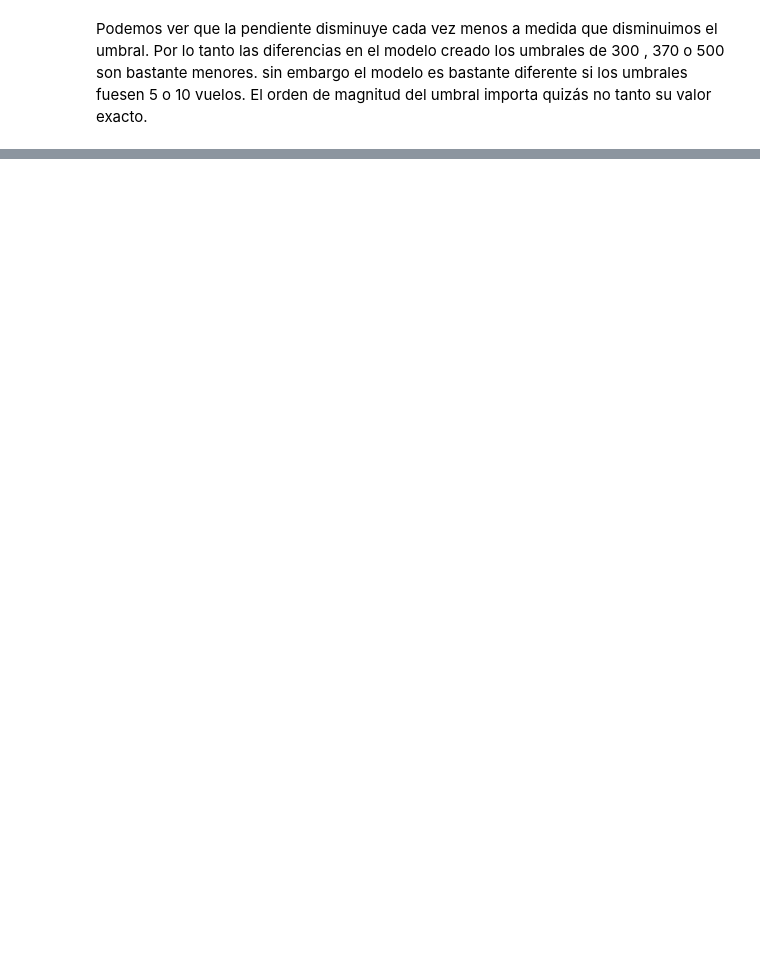
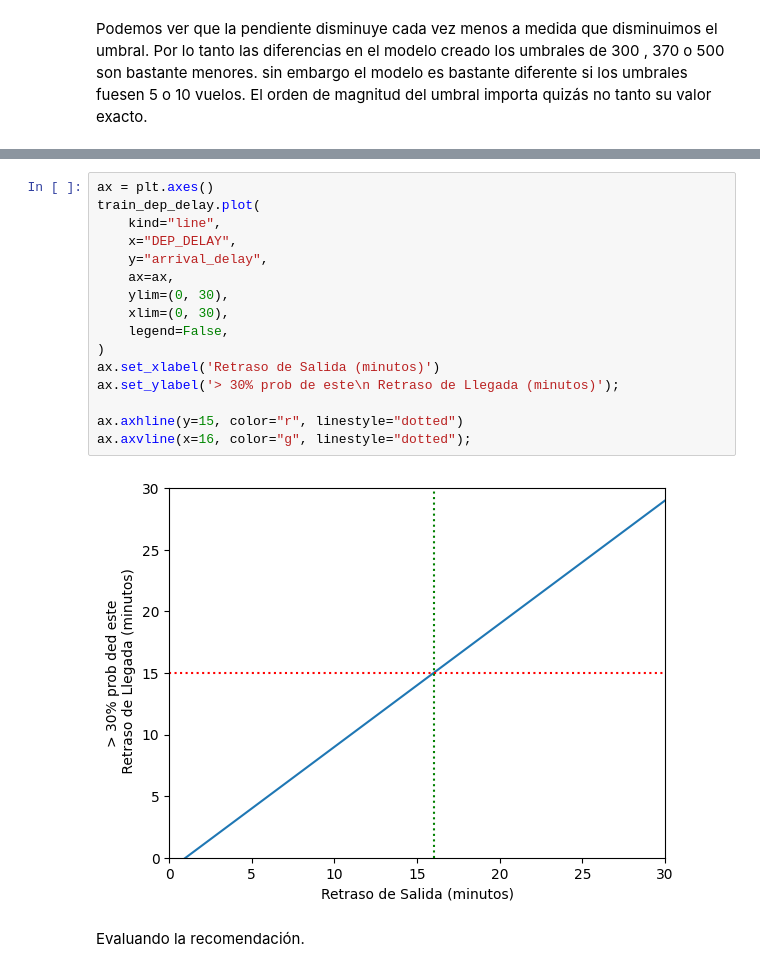
Before and after one commit to InspiredcL/data-science-on-gcp, a Jupyter notebook: 05_bqnotebook/exploration.ipynb, the cells around one changed output, grey strips where cells are left out. Saved outputs shown, nothing was run; the diff lists cells and outputs as text; blank space fills up the shorter version.

```diff
--- a/05_bqnotebook/exploration.ipynb
+++ b/05_bqnotebook/exploration.ipynb
@@ -531,0 +635,20 @@ Copyright 2021 Google Inc. Licensed under the Apache License, Version 2.0 (the "
+# %%
+ax = plt.axes()
+train_dep_delay.plot(
+    kind="line",
+    x="DEP_DELAY",
+    y="arrival_delay",
+    ax=ax,
+    ylim=(0, 30),
+    xlim=(0, 30),
+    legend=False,
+)
+ax.set_xlabel('Retraso de Salida (minutos)')
+ax.set_ylabel('> 30% prob de este\n Retraso de Llegada (minutos)');
+
+ax.axhline(y=15, color="r", linestyle="dotted")
+ax.axvline(x=16, color="g", linestyle="dotted");
+# %% [output]
+[figure, added]
+# %% [markdown]
+Evaluando la recomendación.
```
Also changed, not shown: parts of 61 cells of this notebook, 1 other file.
